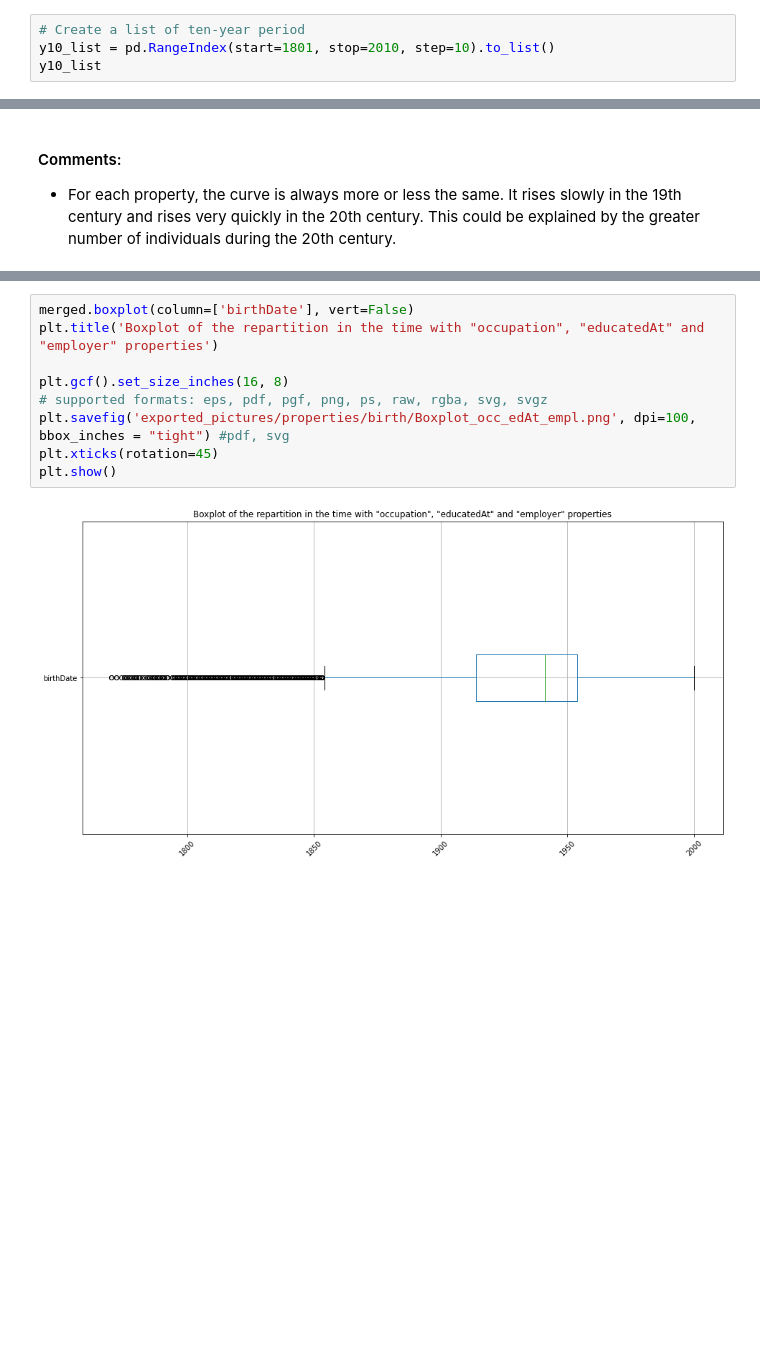
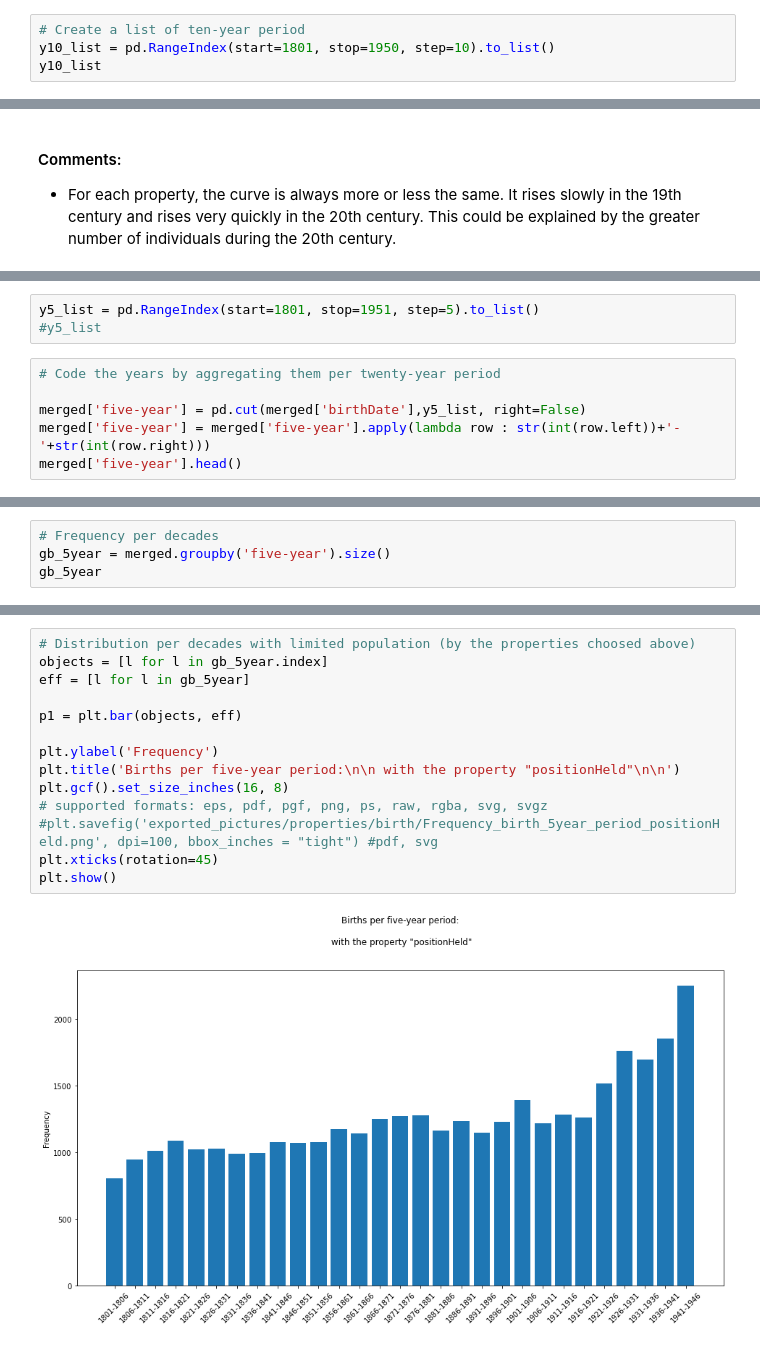
Before and after one commit to Semantic-Data-for-Humanities/Economists_Jurists, a Jupyter notebook: Notebooks/Sounding_properties_Wikidata.ipynb, the cells around one changed output, grey strips where cells are left out. Saved outputs shown, nothing was run; the diff lists cells and outputs as text; blank space fills up the shorter version.

```diff
--- a/Notebooks/Sounding_properties_Wikidata.ipynb
+++ b/Notebooks/Sounding_properties_Wikidata.ipynb
@@ -2737,6 +2720,6 @@ Categories (10, object): ['1801-1821' < '1821-1841' < '1841-1861' < '1861-1881'
 # %%
 # Create a list of ten-year period
-y10_list = pd.RangeIndex(start=1801, stop=2010, step=10).to_list()
+y10_list = pd.RangeIndex(start=1801, stop=1950, step=10).to_list()
 y10_list
 # %% [output]
 [1801,
@@ -2862,0 +2828,9 @@ Name: birthDate, dtype: float64
+# %%
+y5_list = pd.RangeIndex(start=1801, stop=1951, step=5).to_list()
+#y5_list
+# %%
+# Code the years by aggregating them per twenty-year period
+
+merged['five-year'] = pd.cut(merged['birthDate'],y5_list, right=False)
+merged['five-year'] = merged['five-year'].apply(lambda row : str(int(row.left))+'-'+str(int(row.right)))
+merged['five-year'].head()
@@ -2862,0 +2845,4 @@ Name: birthDate, dtype: float64
+# %%
+# Frequency per decades
+gb_5year = merged.groupby('five-year').size()
+gb_5year
@@ -2863,11 +2867,16 @@ Name: birthDate, dtype: float64
 # %%
-merged.boxplot(column=['birthDate'], vert=False)
-plt.title('Boxplot of the repartition in the time with "occupation", "educatedAt" and "employer" properties')
+# Distribution per decades with limited population (by the properties choosed above)
+objects = [l for l in gb_5year.index]
+eff = [l for l in gb_5year]
 
+p1 = plt.bar(objects, eff)
+
+plt.ylabel('Frequency')
+plt.title('Births per five-year period:\n\n with the property "positionHeld"\n\n')
 plt.gcf().set_size_inches(16, 8)
 # supported formats: eps, pdf, pgf, png, ps, raw, rgba, svg, svgz
-plt.savefig('exported_pictures/properties/birth/Boxplot_occ_edAt_empl.png', dpi=100, bbox_inches = "tight") #pdf, svg
+#plt.savefig('exported_pictures/properties/birth/Frequency_birth_5year_period_positionHeld.png', dpi=100, bbox_inches = "tight") #pdf, svg
 plt.xticks(rotation=45)
 plt.show()
 # %% [output]
-[figure, old version]
+[figure, new version]
```
Also changed, not shown: parts of 48 cells of this notebook, 25 other files.
